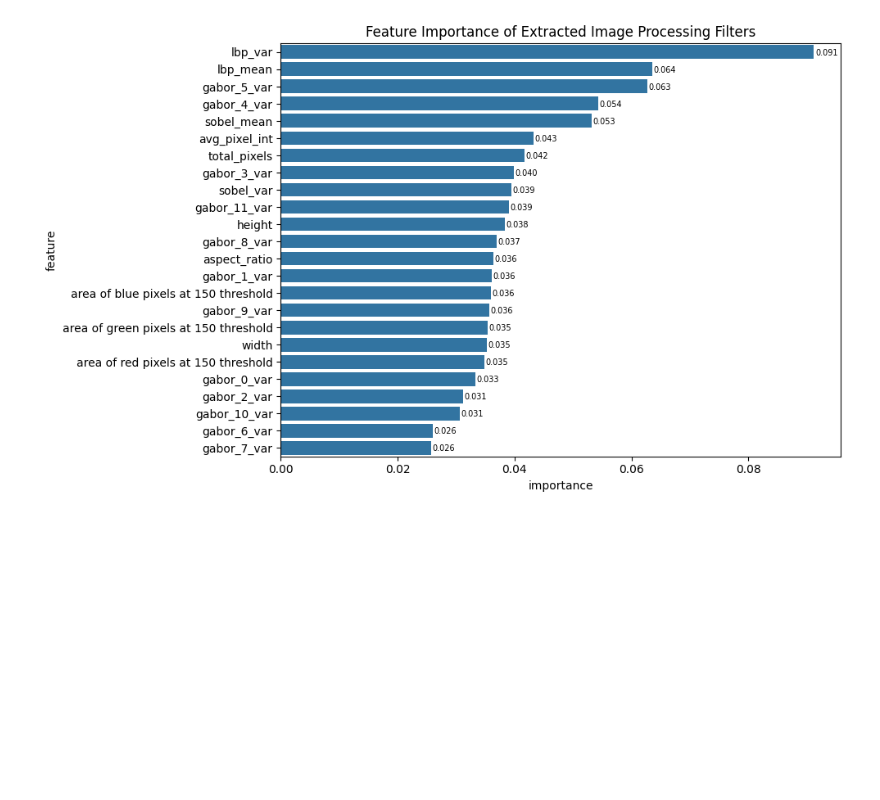
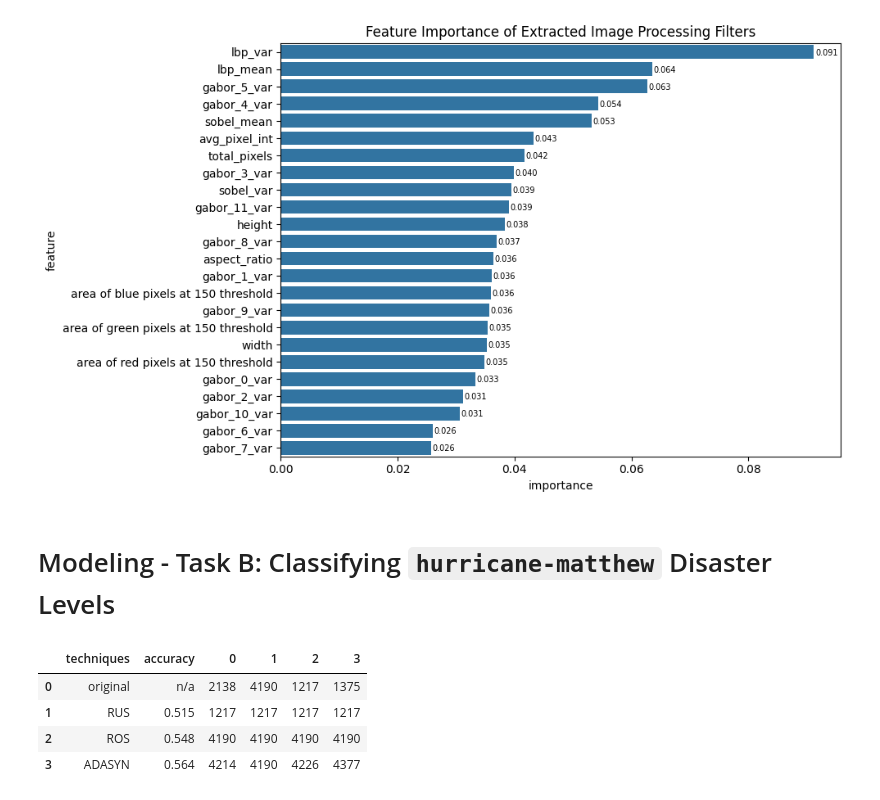
Before and after one commit to saltyjared/natural-disaster-classifier, a Jupyter notebook: 3039556665_3039559824_3039557146/analysis/Data_200S_Graduate_Project_Computer_Vision_Task_B.ipynb, the cells around one changed output. Saved outputs shown, nothing was run; the diff lists cells and outputs as text; code cells hidden in the pictures; blank space fills up the shorter version.

```diff
--- a/3039556665_3039559824_3039557146/analysis/Data_200S_Graduate_Project_Computer_Vision_Task_B.ipynb
+++ b/3039556665_3039559824_3039557146/analysis/Data_200S_Graduate_Project_Computer_Vision_Task_B.ipynb
@@ -367,3 +300,20 @@ Accuracy: 0.5643209323173465
    macro avg       0.53      0.55      0.53      2231
 weighted avg       0.57      0.56      0.56      2231
 [figure]
+# %% [markdown]
+# Modeling - Task B: Classifying `hurricane-matthew` Disaster Levels
+# %%
+# Create a summary dataframe that compares between the different sampling techniques
+sampling_comps = pd.DataFrame({'techniques' : ['original', 'RUS', 'ROS', 'ADASYN'],
+                               'accuracy' : ['n/a', '0.515', '0.548', '0.564'],
+                               '0' : [2138, 1217, 4190, 4214],
+                               '1' : [4190, 1217, 4190, 4190],
+                               '2' : [1217, 1217, 4190, 4226],
+                               '3' : [1375, 1217, 4190, 4377]})
+display(sampling_comps)
+# %% [output]
+|  | techniques | accuracy | 0 | 1 | 2 | 3 |
+| 0 | original | n/a | 2138 | 4190 | 1217 | 1375 |
+| 1 | RUS | 0.515 | 1217 | 1217 | 1217 | 1217 |
+| 2 | ROS | 0.548 | 4190 | 4190 | 4190 | 4190 |
+| 3 | ADASYN | 0.564 | 4214 | 4190 | 4226 | 4377 |
```
Also changed, not shown: parts of 9 cells of this notebook.
